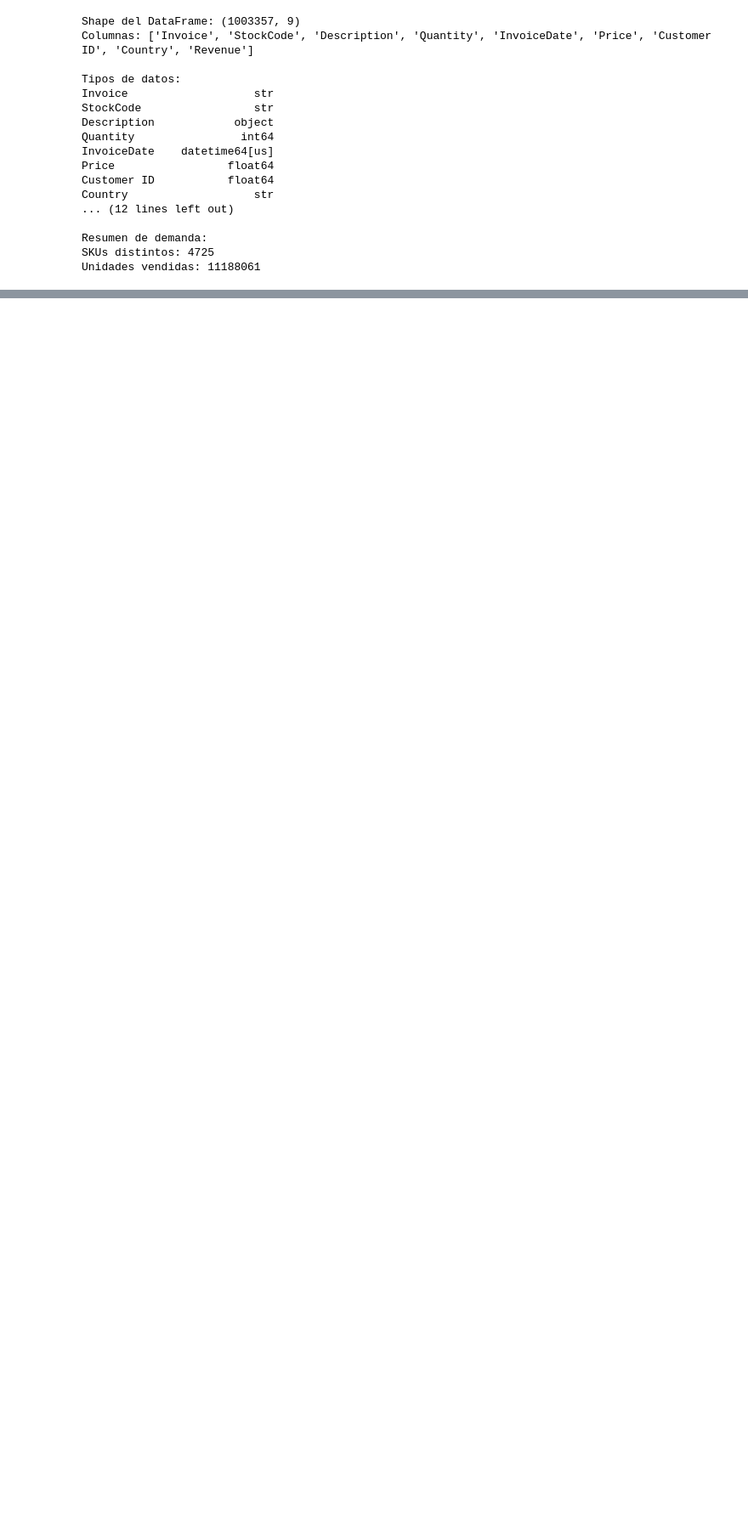
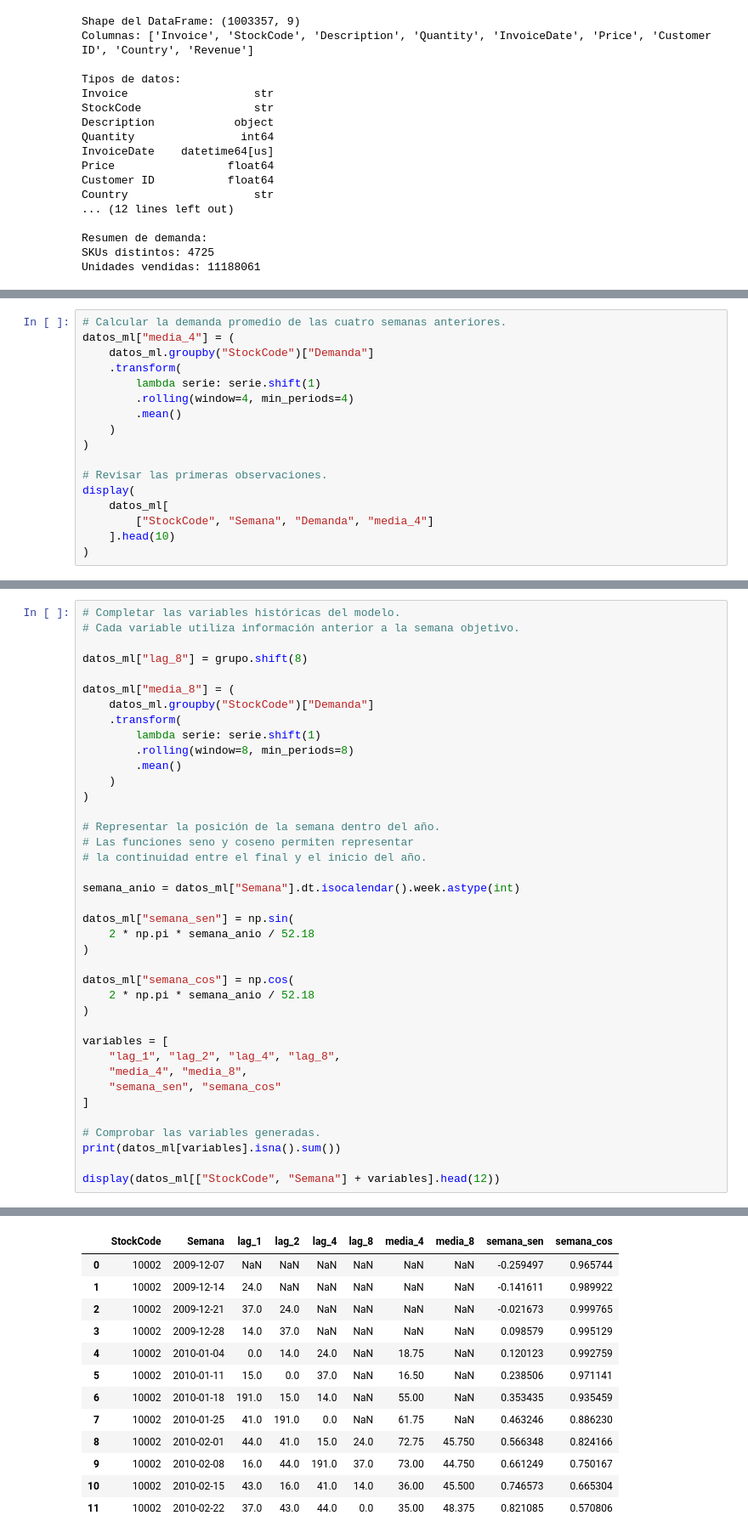
Before and after one commit to DataLightning42/Reabastece360, a Jupyter notebook: notebooks/Proyecto_Integrador_Reabastece360_HitoI.ipynb, the cells around one changed output, grey strips where cells are left out. Shown at 85% size. Cells and saved outputs as stored; diff of their text form; blank space fills up the shorter version.

```diff
--- a/notebooks/Proyecto_Integrador_Reabastece360_HitoI.ipynb
+++ b/notebooks/Proyecto_Integrador_Reabastece360_HitoI.ipynb
@@ -897,0 +1345,17 @@ Unidades vendidas: 11188061
+# %%
+# Calcular la demanda promedio de las cuatro semanas anteriores.
+datos_ml["media_4"] = (
+    datos_ml.groupby("StockCode")["Demanda"]
+    .transform(
+        lambda serie: serie.shift(1)
+        .rolling(window=4, min_periods=4)
+        .mean()
+    )
+)
+
+# Revisar las primeras observaciones.
+display(
+    datos_ml[
+        ["StockCode", "Semana", "Demanda", "media_4"]
+    ].head(10)
+)
@@ -897,0 +1374,40 @@ Unidades vendidas: 11188061
+# %%
+# Completar las variables históricas del modelo.
+# Cada variable utiliza información anterior a la semana objetivo.
+
+datos_ml["lag_8"] = grupo.shift(8)
+
+datos_ml["media_8"] = (
+    datos_ml.groupby("StockCode")["Demanda"]
+    .transform(
+        lambda serie: serie.shift(1)
+        .rolling(window=8, min_periods=8)
+        .mean()
+    )
+)
+
+# Representar la posición de la semana dentro del año.
+# Las funciones seno y coseno permiten representar
+# la continuidad entre el final y el inicio del año.
+
+semana_anio = datos_ml["Semana"].dt.isocalendar().week.astype(int)
+
+datos_ml["semana_sen"] = np.sin(
+    2 * np.pi * semana_anio / 52.18
+)
+
+datos_ml["semana_cos"] = np.cos(
+    2 * np.pi * semana_anio / 52.18
+)
+
+variables = [
+    "lag_1", "lag_2", "lag_4", "lag_8",
+    "media_4", "media_8",
+    "semana_sen", "semana_cos"
+]
+
+# Comprobar las variables generadas.
+print(datos_ml[variables].isna().sum())
+
+display(datos_ml[["StockCode", "Semana"] + variables].head(12))
+# %% [output]
@@ -897,0 +1423,13 @@ Unidades vendidas: 11188061
+|  | StockCode | Semana | lag_1 | lag_2 | lag_4 | lag_8 | media_4 | media_8 | semana_sen | semana_cos |
+| 0 | 10002 | 2009-12-07 | NaN | NaN | NaN | NaN | NaN | NaN | -0.259497 | 0.965744 |
+| 1 | 10002 | 2009-12-14 | 24.0 | NaN | NaN | NaN | NaN | NaN | -0.141611 | 0.989922 |
+| 2 | 10002 | 2009-12-21 | 37.0 | 24.0 | NaN | NaN | NaN | NaN | -0.021673 | 0.999765 |
+| 3 | 10002 | 2009-12-28 | 14.0 | 37.0 | NaN | NaN | NaN | NaN | 0.098579 | 0.995129 |
+| 4 | 10002 | 2010-01-04 | 0.0 | 14.0 | 24.0 | NaN | 18.75 | NaN | 0.120123 | 0.992759 |
+| 5 | 10002 | 2010-01-11 | 15.0 | 0.0 | 37.0 | NaN | 16.50 | NaN | 0.238506 | 0.971141 |
+| 6 | 10002 | 2010-01-18 | 191.0 | 15.0 | 14.0 | NaN | 55.00 | NaN | 0.353435 | 0.935459 |
+| 7 | 10002 | 2010-01-25 | 41.0 | 191.0 | 0.0 | NaN | 61.75 | NaN | 0.463246 | 0.886230 |
+| 8 | 10002 | 2010-02-01 | 44.0 | 41.0 | 15.0 | 24.0 | 72.75 | 45.750 | 0.566348 | 0.824166 |
+| 9 | 10002 | 2010-02-08 | 16.0 | 44.0 | 191.0 | 37.0 | 73.00 | 44.750 | 0.661249 | 0.750167 |
+| 10 | 10002 | 2010-02-15 | 43.0 | 16.0 | 41.0 | 14.0 | 36.00 | 45.500 | 0.746573 | 0.665304 |
+| 11 | 10002 | 2010-02-22 | 37.0 | 43.0 | 44.0 | 0.0 | 35.00 | 48.375 | 0.821085 | 0.570806 |
```
Also changed, not shown: parts of 30 cells of this notebook, 8 other files.
